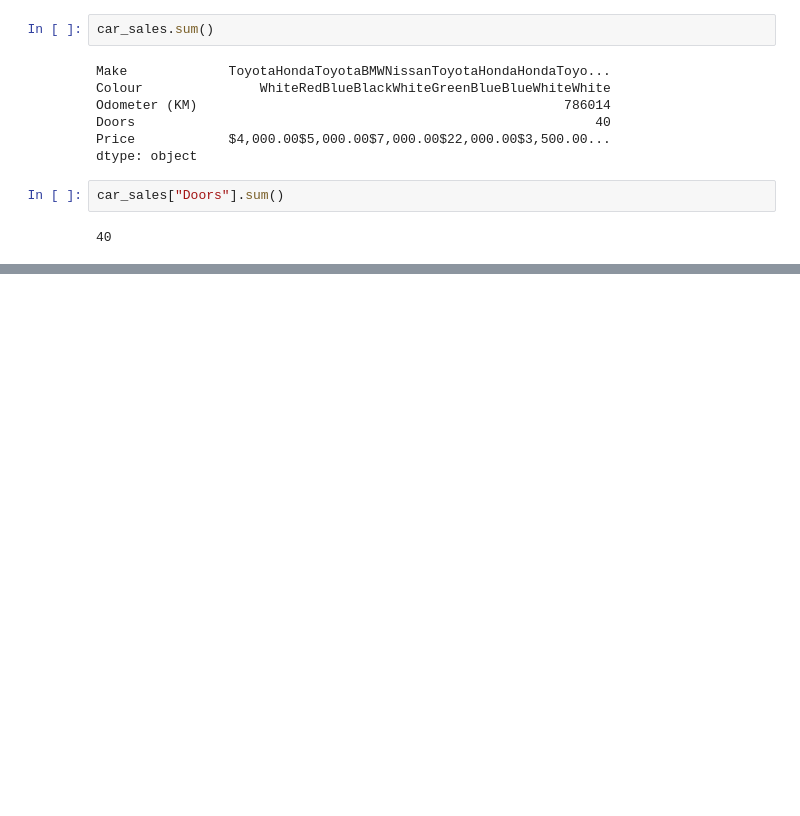
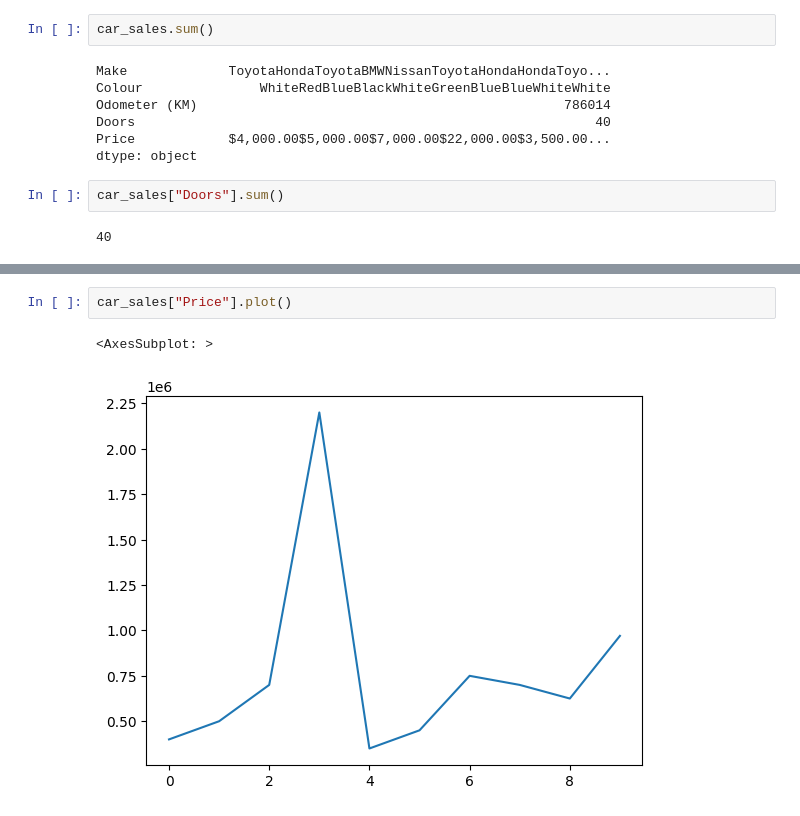
Before and after one commit to Ayoubkassi/Machine-Learning-and-Data-Science, a Jupyter notebook: introduction-to-pandas.ipynb, the cells around one changed output, grey strips where cells are left out. Drawn from its saved outputs; the diff is of its cells as text; blank space fills up the shorter version.

```diff
--- a/introduction-to-pandas.ipynb
+++ b/introduction-to-pandas.ipynb
@@ -161,0 +389,5 @@ car_sales["Doors"].sum()
+# %%
+car_sales["Price"].plot()
+# %% [output]
+<AxesSubplot: >
+[figure, added]
```
Also changed, not shown: parts of 28 cells of this notebook.
